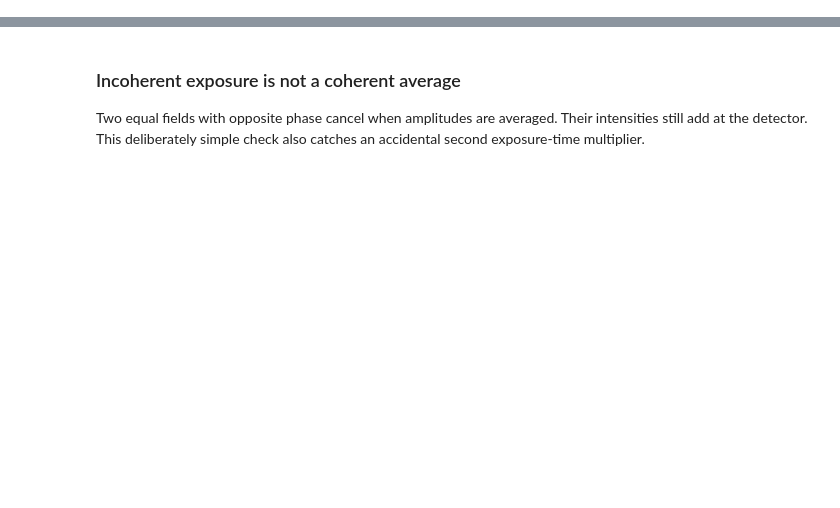
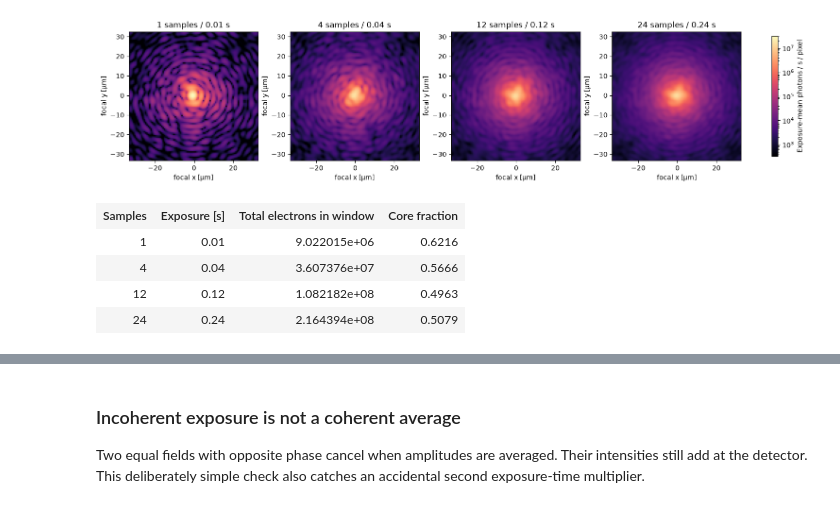
Before and after one commit to bidou2002/fiatlux, a Jupyter notebook: tutorials/12_named_latent_dimensions.ipynb, the cells around one changed output, grey strips where cells are left out. Saved outputs shown, nothing was run; the diff lists cells and outputs as text; code cells hidden in the pictures; blank space fills up the shorter version.

```diff
--- a/tutorials/12_named_latent_dimensions.ipynb
+++ b/tutorials/12_named_latent_dimensions.ipynb
@@ -95,0 +200,23 @@ plt.show()
+# %%
+prefixes=[1,4,12,T]
+fig,axes=plt.subplots(1,4,figsize=(15,3.5),constrained_layout=True)
+for ax,k in zip(axes,prefixes):
+    prefix_rate=rates[:k].mean(0)
+    im=ax.imshow(array(prefix_rate),origin='lower',extent=extent(field.grid,1e-6),cmap='magma',norm=norm)
+    ax.set(title=f'{k} samples / {k*dt:.2f} s',xlabel='focal x [µm]',ylabel='focal y [µm]')
+fig.colorbar(im,ax=list(axes),label='Exposure-mean photons / s / pixel',shrink=.8)
+plt.show()
+# Cumulative counts grow with duration; dividing by elapsed seconds is only
+# for the rate comparison above. Detector validation uses raw counts.
+core=(field.grid.meshgrid()[0]**2+field.grid.meshgrid()[1]**2)<(1.22*1.1e-6*2/diameter)**2
+cumulative=(rates*dt).cumsum(0)
+table(['Samples','Exposure [s]','Total electrons in window','Core fraction'],[
+    [k,f'{k*dt:.2f}',f'{cumulative[k-1].sum():.6e}',f'{cumulative[k-1][core].sum()/cumulative[k-1].sum():.4f}']
+    for k in prefixes])
+# %% [output]
+[figure, added]
+| Samples | Exposure [s] | Total electrons in window | Core fraction |
+| 1 | 0.01 | 9.022015e+06 | 0.6216 |
+| 4 | 0.04 | 3.607376e+07 | 0.5666 |
+| 12 | 0.12 | 1.082182e+08 | 0.4963 |
+| 24 | 0.24 | 2.164394e+08 | 0.5079 |
```
Also changed, not shown: parts of 21 cells of this notebook.
